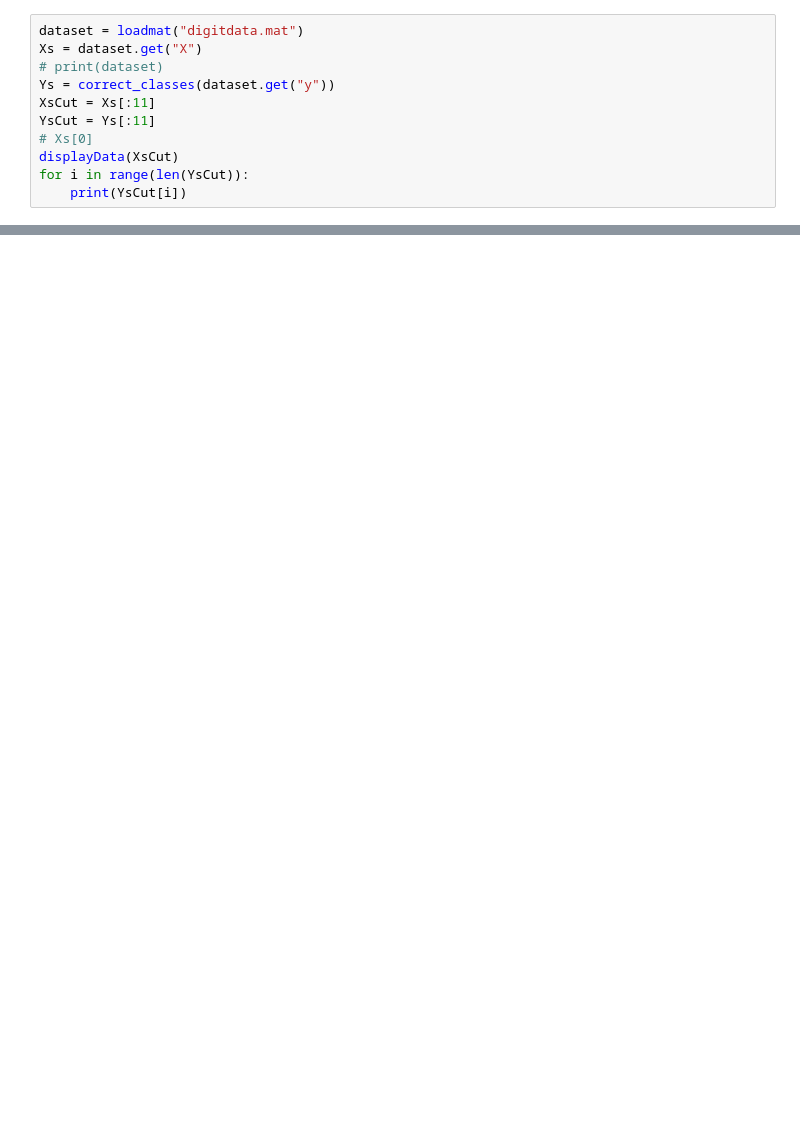
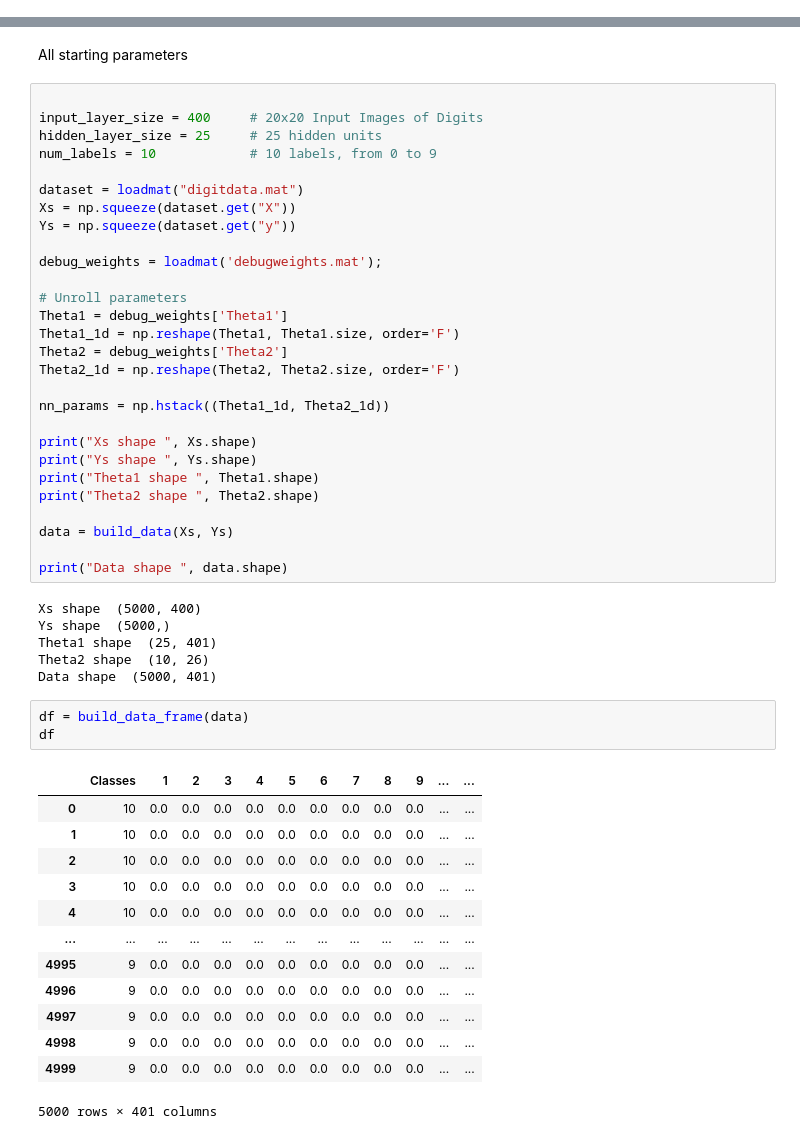
Before and after one commit to diamenciarz/Digits_Obviously, a Jupyter notebook: test.ipynb, the cells around one changed output, grey strips where cells are left out. Drawn from its saved outputs; the diff is of its cells as text; blank space fills up the shorter version.

```diff
--- a/test.ipynb
+++ b/test.ipynb
@@ -23,11 +12,0 @@ def correct_classes(Ys):
-# %%
-dataset = loadmat("digitdata.mat")
-Xs = dataset.get("X")
-# print(dataset)
-Ys = correct_classes(dataset.get("y"))
-XsCut = Xs[:11]
-YsCut = Ys[:11]
-# Xs[0]
-displayData(XsCut)
-for i in range(len(YsCut)):
-    print(YsCut[i])
@@ -100,0 +34,53 @@ array([[-50.48229677],
+# %% [markdown]
+All starting parameters
+# %%
+
+input_layer_size = 400     # 20x20 Input Images of Digits
+hidden_layer_size = 25     # 25 hidden units
+num_labels = 10            # 10 labels, from 0 to 9
+
+dataset = loadmat("digitdata.mat")
+Xs = np.squeeze(dataset.get("X"))
+Ys = np.squeeze(dataset.get("y"))
+
+debug_weights = loadmat('debugweights.mat');
+
+# Unroll parameters
+Theta1 = debug_weights['Theta1']
+Theta1_1d = np.reshape(Theta1, Theta1.size, order='F')
+Theta2 = debug_weights['Theta2']
+Theta2_1d = np.reshape(Theta2, Theta2.size, order='F')
+
+nn_params = np.hstack((Theta1_1d, Theta2_1d))
+
+print("Xs shape ", Xs.shape)
+print("Ys shape ", Ys.shape)
+print("Theta1 shape ", Theta1.shape)
+print("Theta2 shape ", Theta2.shape)
+
+data = build_data(Xs, Ys)
+
+print("Data shape ", data.shape)
+# %% [output]
+Xs shape  (5000, 400)
+Ys shape  (5000,)
+Theta1 shape  (25, 401)
+Theta2 shape  (10, 26)
+Data shape  (5000, 401)
+# %%
+df = build_data_frame(data)
+df
+# %% [output]
+|  | Classes | 1 | 2 | 3 | 4 | 5 | 6 | 7 | 8 | 9 | ... | ... |
+| 0 | 10 | 0.0 | 0.0 | 0.0 | 0.0 | 0.0 | 0.0 | 0.0 | 0.0 | 0.0 | ... | ... |
+| 1 | 10 | 0.0 | 0.0 | 0.0 | 0.0 | 0.0 | 0.0 | 0.0 | 0.0 | 0.0 | ... | ... |
+| 2 | 10 | 0.0 | 0.0 | 0.0 | 0.0 | 0.0 | 0.0 | 0.0 | 0.0 | 0.0 | ... | ... |
+| 3 | 10 | 0.0 | 0.0 | 0.0 | 0.0 | 0.0 | 0.0 | 0.0 | 0.0 | 0.0 | ... | ... |
+| 4 | 10 | 0.0 | 0.0 | 0.0 | 0.0 | 0.0 | 0.0 | 0.0 | 0.0 | 0.0 | ... | ... |
+| ... | ... | ... | ... | ... | ... | ... | ... | ... | ... | ... | ... | ... |
+| 4995 | 9 | 0.0 | 0.0 | 0.0 | 0.0 | 0.0 | 0.0 | 0.0 | 0.0 | 0.0 | ... | ... |
+| 4996 | 9 | 0.0 | 0.0 | 0.0 | 0.0 | 0.0 | 0.0 | 0.0 | 0.0 | 0.0 | ... | ... |
+| 4997 | 9 | 0.0 | 0.0 | 0.0 | 0.0 | 0.0 | 0.0 | 0.0 | 0.0 | 0.0 | ... | ... |
+| 4998 | 9 | 0.0 | 0.0 | 0.0 | 0.0 | 0.0 | 0.0 | 0.0 | 0.0 | 0.0 | ... | ... |
+| 4999 | 9 | 0.0 | 0.0 | 0.0 | 0.0 | 0.0 | 0.0 | 0.0 | 0.0 | 0.0 | ... | ... |
+5000 rows × 401 columns
```
Also changed, not shown: parts of 13 cells of this notebook, 4 other files.
